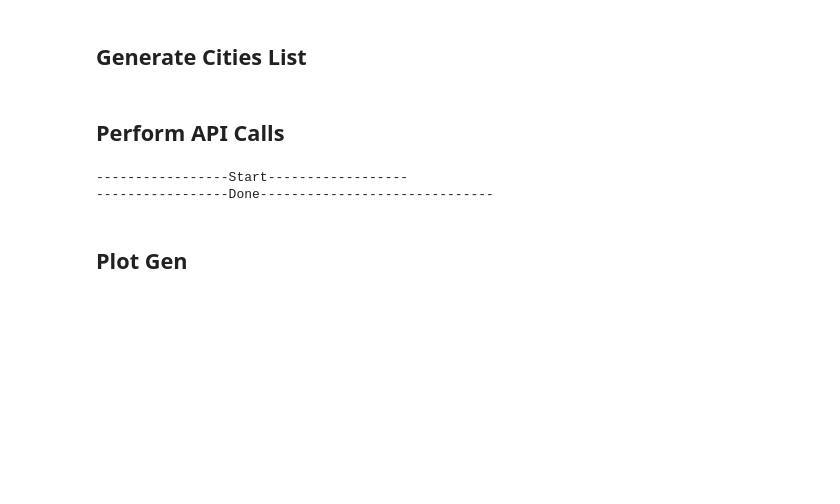
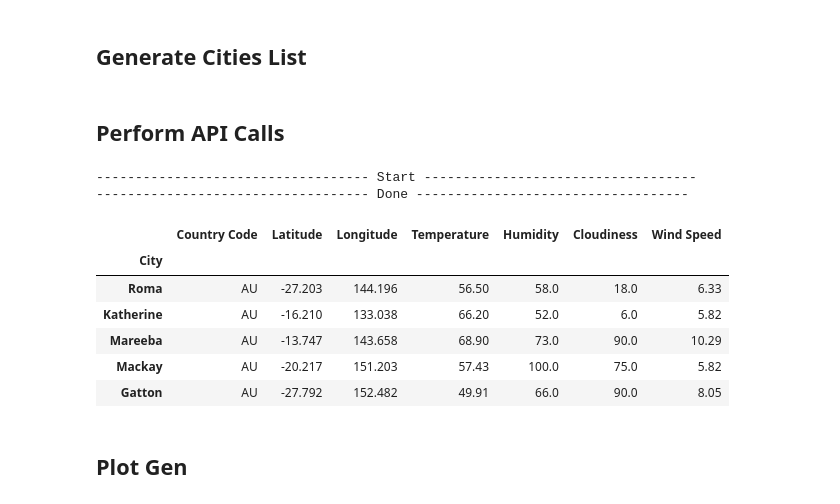
Before and after one commit to trivial-vector/Storytime, a Jupyter notebook: Storytime.ipynb, the cells around one changed output. Cells and saved outputs as stored; diff of their text form; code cells hidden in the pictures; blank space fills up the shorter version.

```diff
--- a/Storytime.ipynb
+++ b/Storytime.ipynb
@@ -52,7 +60,7 @@ params = {
 }
 
 # read countries in the dataframe and get weather information for each one
-print("-----------------Start------------------")
+print(f"{'-'*35} Start {'-'*35}")
 for idx, value in cities_df.iterrows():
     try:
 
@@ -69,21 +77,33 @@ for idx, value in cities_df.iterrows():
         ctry_id = we_info_city["id"]
 
         # Let user know of progress
-        print(f"Processing {idx}{'-'*30}", end="\r")
+        print(f"Processing {idx}{'.'*25}", end="\r")
 
     # catch possible errors if the coordinates do NOT exist, or any of the datapoints in NOT available
     except (KeyError, IndexError):
         print(f"{idx} not found", end='\r')
 
 # Get rid of any lines with NaN values in any column
-print("-----------------Done------------------")
+print(f"{'-'*35} Done {'-'*36}")
 cities_df = cities_df.dropna(axis=0, how="any")
 
 # Save the dataframe to a file
 cities_df.to_csv("output/cities.csv", index=False, header=True)
 # %% [output]
------------------Start------------------
------------------Done------------------------------
+----------------------------------- Start -----------------------------------
+----------------------------------- Done -----------------------------------
+# %%
+# Confirm filter on Country Code
+cities_df=cities_df.loc[cities_df['Country Code']=='AU']
+cities_df.head()
+# %% [output]
+|  | Country Code | Latitude | Longitude | Temperature | Humidity | Cloudiness | Wind Speed |
+| City |  |  |  |  |  |  |  |
+| Roma | AU | -27.203 | 144.196 | 56.50 | 58.0 | 18.0 | 6.33 |
+| Katherine | AU | -16.210 | 133.038 | 66.20 | 52.0 | 6.0 | 5.82 |
+| Mareeba | AU | -13.747 | 143.658 | 68.90 | 73.0 | 90.0 | 10.29 |
+| Mackay | AU | -20.217 | 151.203 | 57.43 | 100.0 | 75.0 | 5.82 |
+| Gatton | AU | -27.792 | 152.482 | 49.91 | 66.0 | 90.0 | 8.05 |
 # %% [markdown]
 ## Plot Gen
 # %%
```
Also changed, not shown: parts of 19 cells of this notebook, 12 other files.
